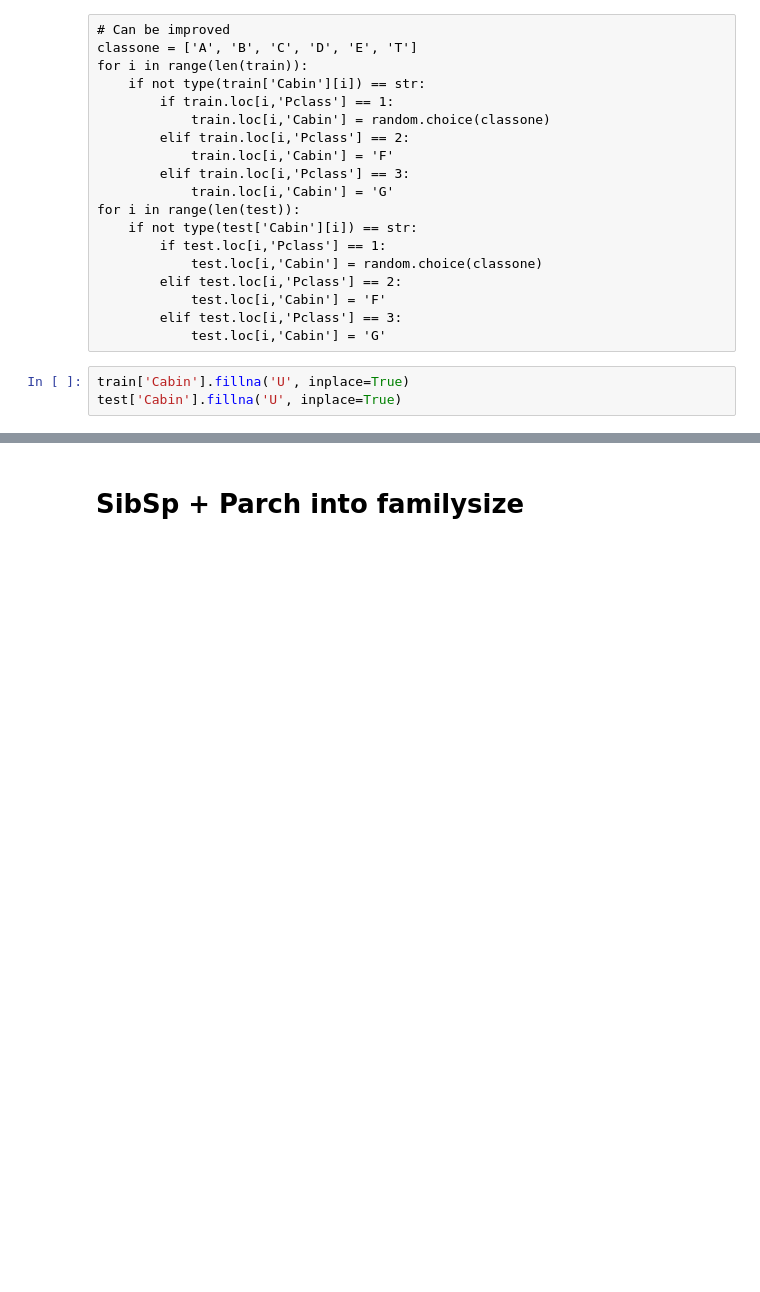
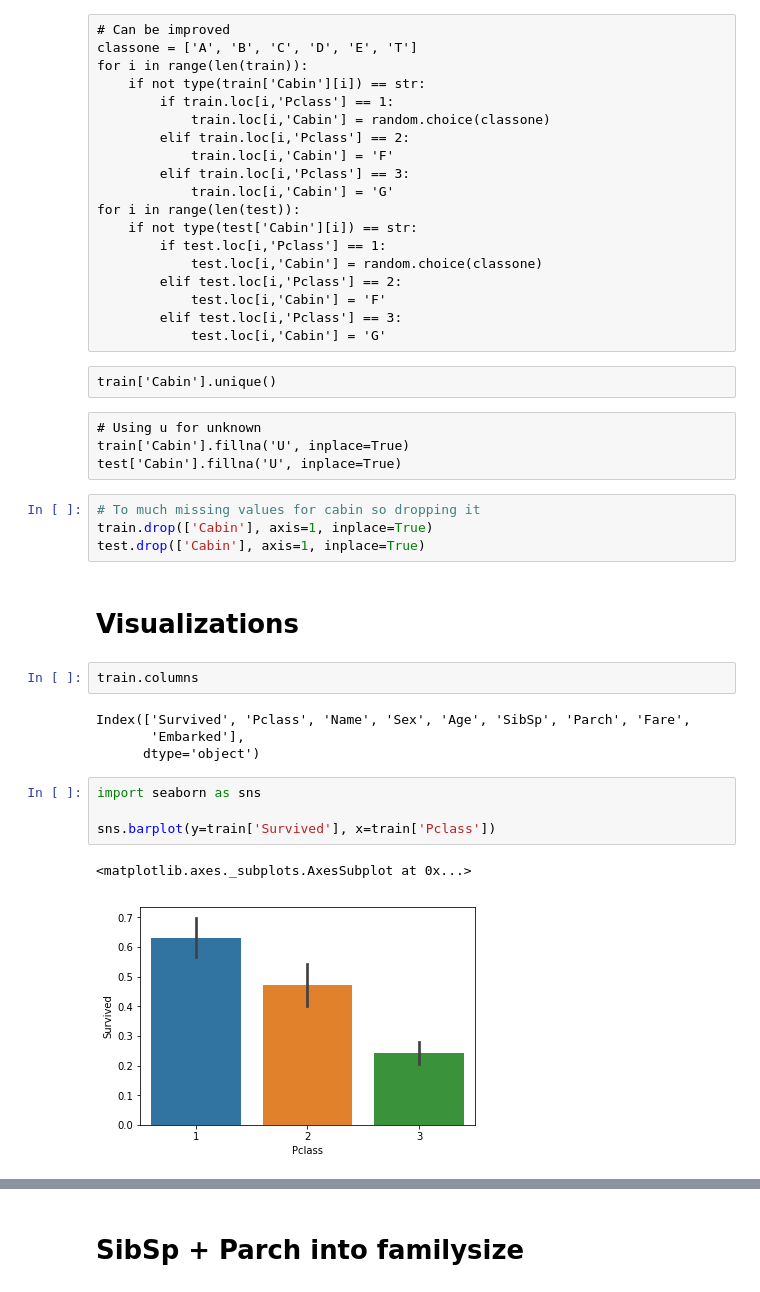
Before and after one commit to wielrenner/Titanic_Kaggle, a Jupyter notebook: Titanic_Kaggle.ipynb, the cells around one changed output, grey strips where cells are left out. Saved outputs shown, nothing was run; the diff lists cells and outputs as text; blank space fills up the shorter version.

```diff
--- a/Titanic_Kaggle.ipynb
+++ b/Titanic_Kaggle.ipynb
@@ -229,6 +249,28 @@ for i in range(len(test)):
             test.loc[i,'Cabin'] = 'F'
         elif test.loc[i,'Pclass'] == 3:
             test.loc[i,'Cabin'] = 'G'
-# %%
-train['Cabin'].fillna('U', inplace=True)
-test['Cabin'].fillna('U', inplace=True)
+# %% [raw]
+train['Cabin'].unique()
+# %% [raw]
+# Using u for unknown
+train['Cabin'].fillna('U', inplace=True)
+test['Cabin'].fillna('U', inplace=True)
+# %%
+# To much missing values for cabin so dropping it
+train.drop(['Cabin'], axis=1, inplace=True)
+test.drop(['Cabin'], axis=1, inplace=True)
+# %% [markdown]
+# Visualizations
+# %%
+train.columns
+# %% [output]
+Index(['Survived', 'Pclass', 'Name', 'Sex', 'Age', 'SibSp', 'Parch', 'Fare',
+       'Embarked'],
+      dtype='object')
+# %%
+import seaborn as sns
+
+sns.barplot(y=train['Survived'], x=train['Pclass'])
+# %% [output]
+<matplotlib.axes._subplots.AxesSubplot at 0x...>
+[figure, added]
```
Also changed, not shown: parts of 45 cells of this notebook, 1 other file.
